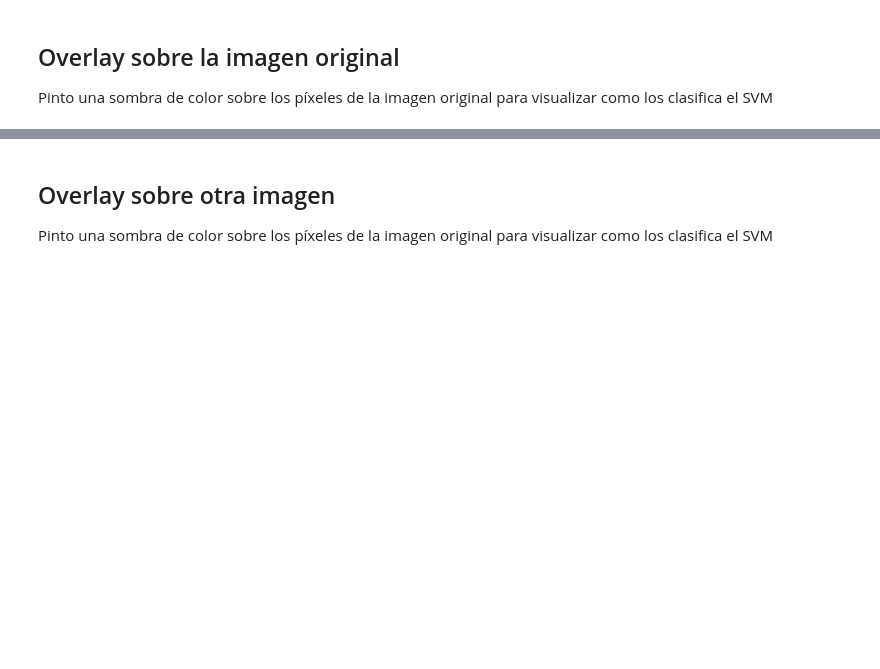
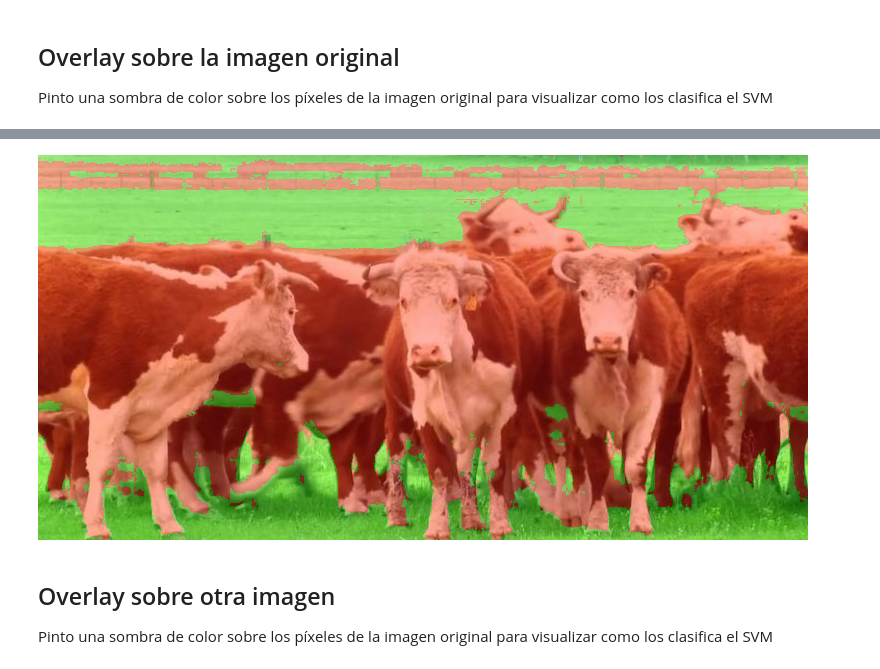
Before and after one commit to marcelolynch/machinelearning, a Jupyter notebook: tp3/Vaca.ipynb, the cells around one changed output, grey strips where cells are left out. Saved outputs shown, nothing was run; the diff lists cells and outputs as text; code cells hidden in the pictures; blank space fills up the shorter version.

```diff
--- a/tp3/Vaca.ipynb
+++ b/tp3/Vaca.ipynb
@@ -179,3 +203,8 @@ Image.fromarray(over_mat)
+# %%
+over_mat = get_overlay('data/vaca3.jpg', CLASS_COLORS, cow_rbf_clf)
+Image.fromarray(over_mat)
+# %% [output]
+[figure, added]
 # %% [markdown]
 ## Overlay sobre otra imagen
 Pinto una sombra de color sobre los píxeles de la imagen original para visualizar como los clasifica el SVM
```
Also changed, not shown: parts of 27 cells of this notebook, 2 other files.
